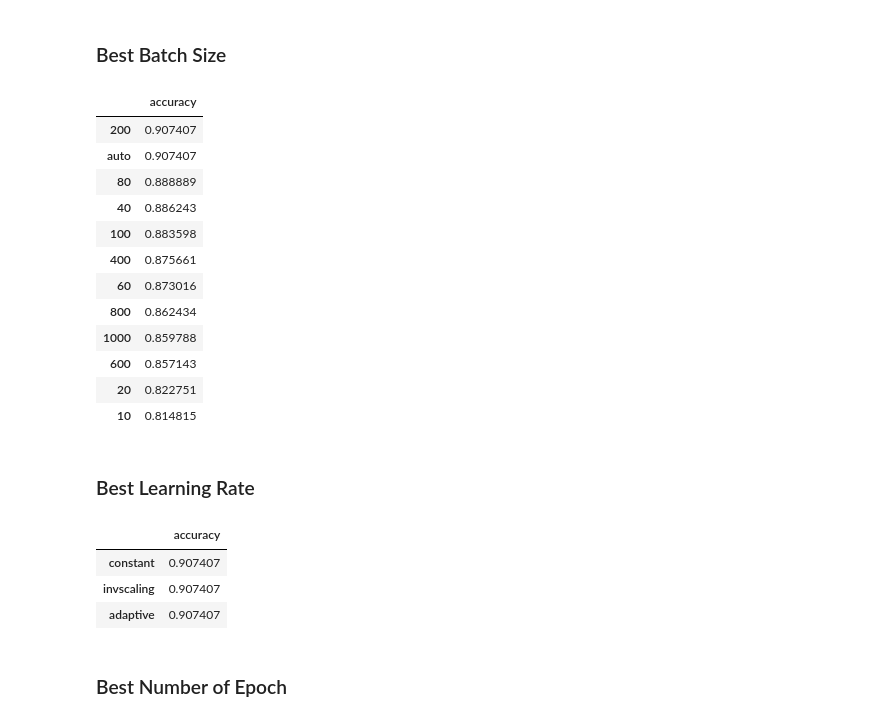
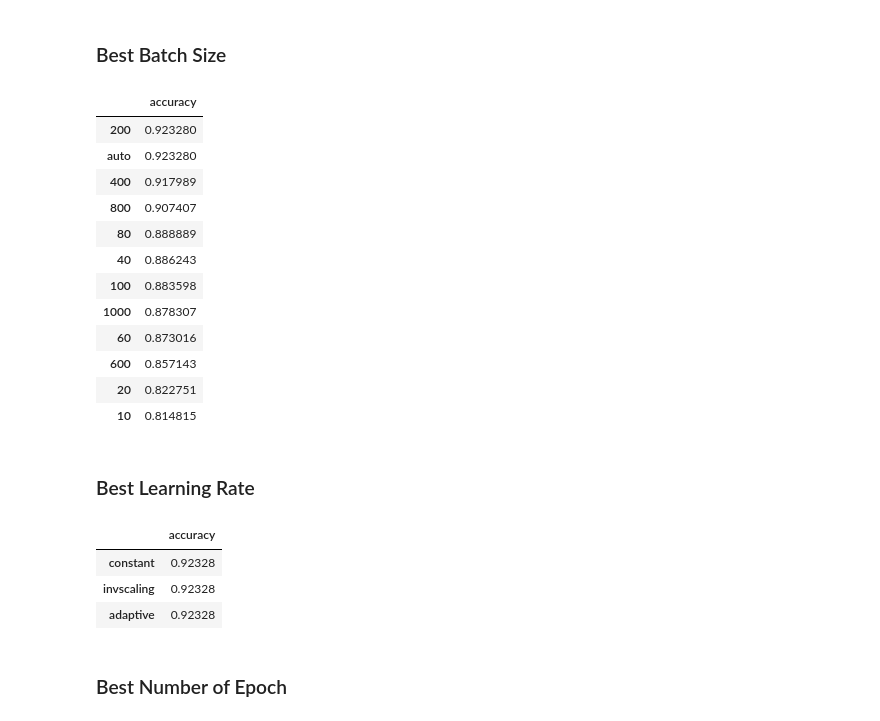
Before and after one commit to nfarhaan/Heart-Attack-Prediction-Using-Machine-Learning, a Jupyter notebook: neural_network.ipynb, the cells around one changed output. Cells and saved outputs as stored; diff of their text form; code cells hidden in the pictures.

```diff
--- a/neural_network.ipynb
+++ b/neural_network.ipynb
@@ -83,8 +83,8 @@ import tqdm
 results = {}
 # deduce best activation function
 for activation_function in tqdm.tqdm(['identity', 'logistic', 'tanh', 'relu']):
-    y_test, y_pred = fit_model(X, y, 0.2, 8, (50, 50), activation_function, 100, 'constant', 0.001, 500)
-    accuracy = evaluate_model(y_test, y_pred)
+    y_test, y_pred = fit_model(X, y, 0.2, 8, (50, 50), activation_function, 100, 'constant', 0.001, 1000)
+    accuracy, precision, recall, f1, conf_matrix, class_report = evaluate_model(y_test, y_pred)
     results[activation_function] = accuracy
 
 data = pd.DataFrame.from_dict(results, orient='index', columns=['accuracy'])
@@ -101,29 +101,29 @@ data
 # %%
 import tqdm
 
 results = {}
 
 # generate batch sizes
 batch_sizes = [10, 20, 40, 60, 80, 100, 200, 400, 600, 800, 1000, "auto"]
 for batch_size in tqdm.tqdm(batch_sizes):
-    y_test, y_pred = fit_model(X, y, 0.2, 8, (50, 50), 'logistic', batch_size, 'constant', 0.001, 500)
-    accuracy = evaluate_model(y_test, y_pred)
+    y_test, y_pred = fit_model(X, y, 0.2, 8, (50, 50), 'logistic', batch_size, 'constant', 0.001, 1000)
+    accuracy, precision, recall, f1, conf_matrix, class_report = evaluate_model(y_test, y_pred)
     results[batch_size] = accuracy
 
 data = pd.DataFrame.from_dict(results, orient='index', columns=['accuracy'])
 data = data.sort_values('accuracy', ascending=False)
 data
 # %% [output]
 |  | accuracy |
-| 200 | 0.907407 |
-| auto | 0.907407 |
+| 200 | 0.923280 |
+| auto | 0.923280 |
+| 400 | 0.917989 |
+| 800 | 0.907407 |
 | 80 | 0.888889 |
 | 40 | 0.886243 |
 | 100 | 0.883598 |
-| 400 | 0.875661 |
+| 1000 | 0.878307 |
 | 60 | 0.873016 |
-| 800 | 0.862434 |
-| 1000 | 0.859788 |
 | 600 | 0.857143 |
 | 20 | 0.822751 |
 | 10 | 0.814815 |
@@ -135,8 +135,8 @@ import tqdm
 results = {}
 
 for learning_rate in tqdm.tqdm(['constant', 'invscaling', 'adaptive']):
-    y_test, y_pred = fit_model(X, y, 0.2, 8, (50, 50), 'logistic', 200, learning_rate, 0.001, 500)
-    accuracy = evaluate_model(y_test, y_pred)
+    y_test, y_pred = fit_model(X, y, 0.2, 8, (50, 50), 'logistic', 200, learning_rate, 0.001, 1000)
+    accuracy, precision, recall, f1, conf_matrix, class_report = evaluate_model(y_test, y_pred)
     results[learning_rate] = accuracy
 
 data = pd.DataFrame.from_dict(results, orient='index', columns=['accuracy'])
@@ -144,9 +144,9 @@ data = data.sort_values('accuracy', ascending=False)
 data
 # %% [output]
 |  | accuracy |
-| constant | 0.907407 |
-| invscaling | 0.907407 |
-| adaptive | 0.907407 |
+| constant | 0.92328 |
+| invscaling | 0.92328 |
+| adaptive | 0.92328 |
 # %% [markdown]
 ### Best Number of Epoch
 # %%
```
Also changed, not shown: parts of 4 cells of this notebook.
